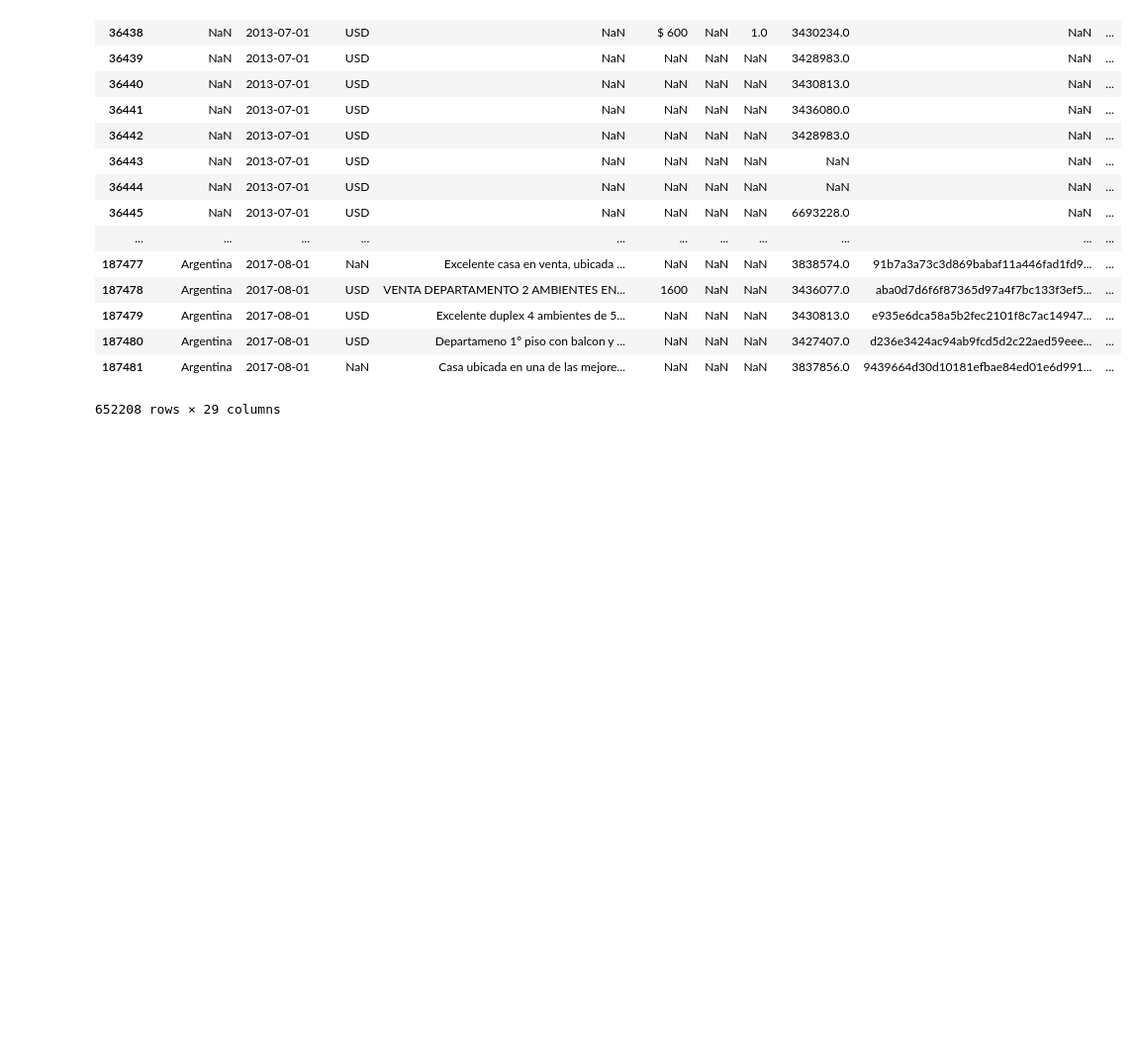
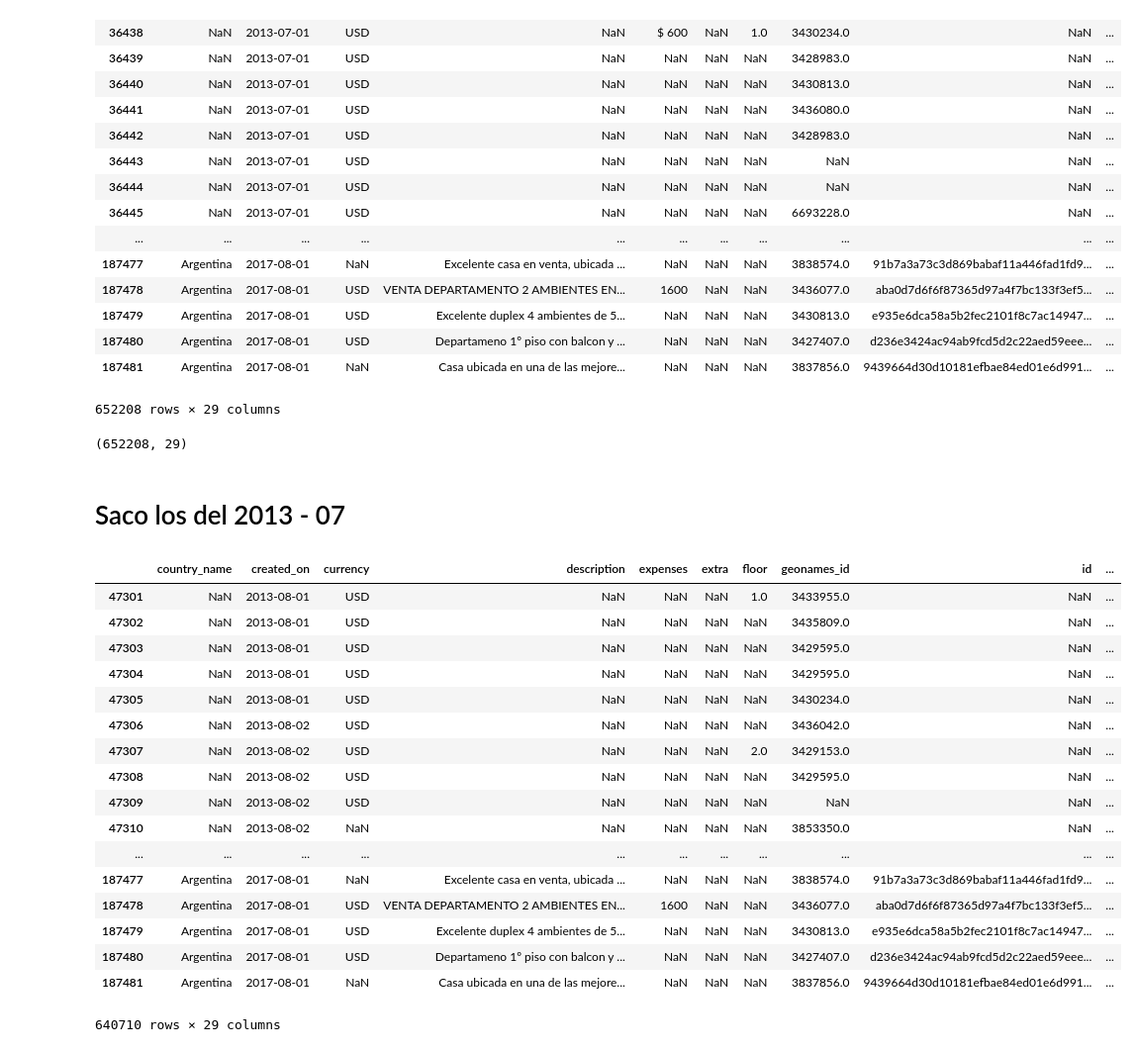
Before and after one commit to BraianVicente/properati_argentina, a Jupyter notebook: src/TP1 - Properati - Parseo de datos por fecha.ipynb, the cells around one changed output. Shown at 99% size. Saved outputs shown, nothing was run; the diff lists cells and outputs as text; code cells hidden in the pictures; blank space fills up the shorter version.

```diff
--- a/src/TP1 - Properati - Parseo de datos por fecha.ipynb
+++ b/src/TP1 - Properati - Parseo de datos por fecha.ipynb
@@ -15,7 +15,7 @@ datos = pd.DataFrame()
 
 for archivos in allFiles:
     # Leo el archivo con el nombre original
-    df = pd.read_csv(archivos)
+    df = pd.read_csv(archivos,low_memory=False)
     properati,ar,anio,mes,dia,propiedad,ventas = archivos.split('-')
 
     if mes != "01":
@@ -90,3 +72,31 @@ datos
 | 187480 | Argentina | 2017-08-01 | USD | Departameno 1º piso con balcon y ... | NaN | NaN | NaN | 3427407.0 | d236e3424ac94ab9fcd5d2c22aed59eee... | ... |
 | 187481 | Argentina | 2017-08-01 | NaN | Casa ubicada en una de las mejore... | NaN | NaN | NaN | 3837856.0 | 9439664d30d10181efbae84ed01e6d991... | ... |
 652208 rows × 29 columns
+# %%
+datos.shape
+# %% [output]
+(652208, 29)
+# %% [markdown]
+# Saco los del 2013 - 07
+# %%
+datos = datos[~datos['created_on'].str.contains("2013-07")]
+datos
+# %% [output]
+|  | country_name | created_on | currency | description | expenses | extra | floor | geonames_id | id | ... |
+| 47301 | NaN | 2013-08-01 | USD | NaN | NaN | NaN | 1.0 | 3433955.0 | NaN | ... |
+| 47302 | NaN | 2013-08-01 | USD | NaN | NaN | NaN | NaN | 3435809.0 | NaN | ... |
+| 47303 | NaN | 2013-08-01 | USD | NaN | NaN | NaN | NaN | 3429595.0 | NaN | ... |
+| 47304 | NaN | 2013-08-01 | USD | NaN | NaN | NaN | NaN | 3429595.0 | NaN | ... |
+| 47305 | NaN | 2013-08-01 | USD | NaN | NaN | NaN | NaN | 3430234.0 | NaN | ... |
+| 47306 | NaN | 2013-08-02 | USD | NaN | NaN | NaN | NaN | 3436042.0 | NaN | ... |
+| 47307 | NaN | 2013-08-02 | USD | NaN | NaN | NaN | 2.0 | 3429153.0 | NaN | ... |
+| 47308 | NaN | 2013-08-02 | USD | NaN | NaN | NaN | NaN | 3429595.0 | NaN | ... |
+| 47309 | NaN | 2013-08-02 | USD | NaN | NaN | NaN | NaN | NaN | NaN | ... |
+| 47310 | NaN | 2013-08-02 | NaN | NaN | NaN | NaN | NaN | 3853350.0 | NaN | ... |
+| ... | ... | ... | ... | ... | ... | ... | ... | ... | ... | ... |
+| 187477 | Argentina | 2017-08-01 | NaN | Excelente casa en venta, ubicada ... | NaN | NaN | NaN | 3838574.0 | 91b7a3a73c3d869babaf11a446fad1fd9... | ... |
+| 187478 | Argentina | 2017-08-01 | USD | VENTA DEPARTAMENTO 2 AMBIENTES EN... | 1600 | NaN | NaN | 3436077.0 | aba0d7d6f6f87365d97a4f7bc133f3ef5... | ... |
+| 187479 | Argentina | 2017-08-01 | USD | Excelente duplex 4 ambientes de 5... | NaN | NaN | NaN | 3430813.0 | e935e6dca58a5b2fec2101f8c7ac14947... | ... |
+| 187480 | Argentina | 2017-08-01 | USD | Departameno 1º piso con balcon y ... | NaN | NaN | NaN | 3427407.0 | d236e3424ac94ab9fcd5d2c22aed59eee... | ... |
+| 187481 | Argentina | 2017-08-01 | NaN | Casa ubicada en una de las mejore... | NaN | NaN | NaN | 3837856.0 | 9439664d30d10181efbae84ed01e6d991... | ... |
+640710 rows × 29 columns
```
Also changed, not shown: parts of 3 cells of this notebook.
